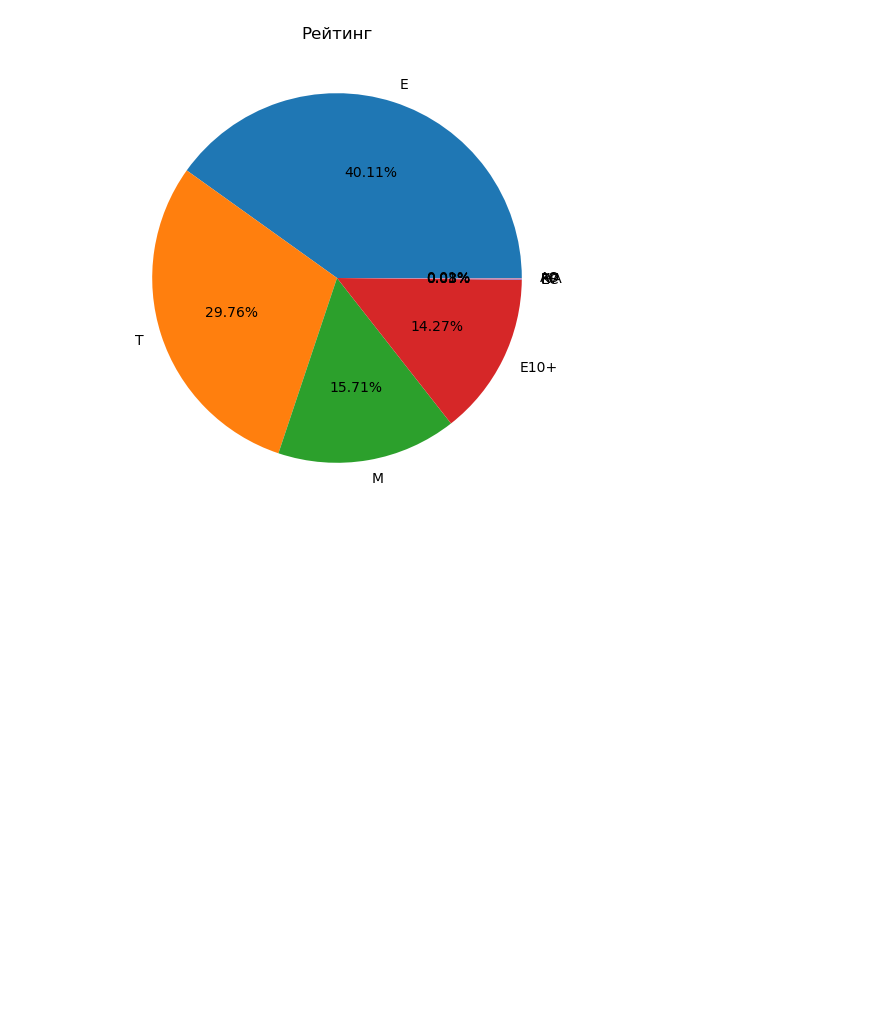
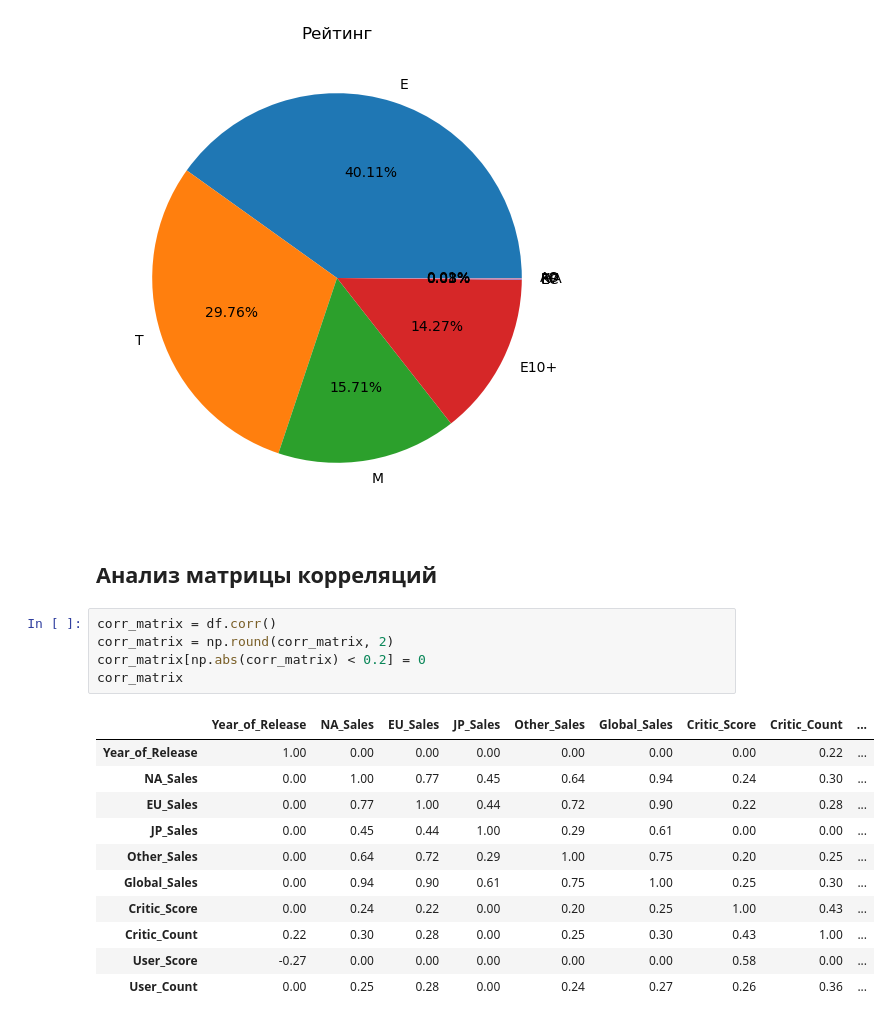
Before and after one commit to dnlygvtv/Python_for_Data_Science_HWs, a Jupyter notebook: HW/HW_3.ipynb, the cells around one changed output. Cells and saved outputs as stored; diff of their text form; blank space fills up the shorter version.

```diff
--- a/HW/HW_3.ipynb
+++ b/HW/HW_3.ipynb
@@ -193,3 +195,22 @@ plt.pie(rating_counts_df.values
         );
 # %% [output]
 [figure]
+# %% [markdown]
+## Анализ матрицы корреляций
+# %%
+corr_matrix = df.corr()
+corr_matrix = np.round(corr_matrix, 2)
+corr_matrix[np.abs(corr_matrix) < 0.2] = 0
+corr_matrix
+# %% [output]
+|  | Year_of_Release | NA_Sales | EU_Sales | JP_Sales | Other_Sales | Global_Sales | Critic_Score | Critic_Count | ... |
+| Year_of_Release | 1.00 | 0.00 | 0.00 | 0.00 | 0.00 | 0.00 | 0.00 | 0.22 | ... |
+| NA_Sales | 0.00 | 1.00 | 0.77 | 0.45 | 0.64 | 0.94 | 0.24 | 0.30 | ... |
+| EU_Sales | 0.00 | 0.77 | 1.00 | 0.44 | 0.72 | 0.90 | 0.22 | 0.28 | ... |
+| JP_Sales | 0.00 | 0.45 | 0.44 | 1.00 | 0.29 | 0.61 | 0.00 | 0.00 | ... |
+| Other_Sales | 0.00 | 0.64 | 0.72 | 0.29 | 1.00 | 0.75 | 0.20 | 0.25 | ... |
+| Global_Sales | 0.00 | 0.94 | 0.90 | 0.61 | 0.75 | 1.00 | 0.25 | 0.30 | ... |
+| Critic_Score | 0.00 | 0.24 | 0.22 | 0.00 | 0.20 | 0.25 | 1.00 | 0.43 | ... |
+| Critic_Count | 0.22 | 0.30 | 0.28 | 0.00 | 0.25 | 0.30 | 0.43 | 1.00 | ... |
+| User_Score | -0.27 | 0.00 | 0.00 | 0.00 | 0.00 | 0.00 | 0.58 | 0.00 | ... |
+| User_Count | 0.00 | 0.25 | 0.28 | 0.00 | 0.24 | 0.27 | 0.26 | 0.36 | ... |
```
Also changed, not shown: parts of 7 cells of this notebook.
